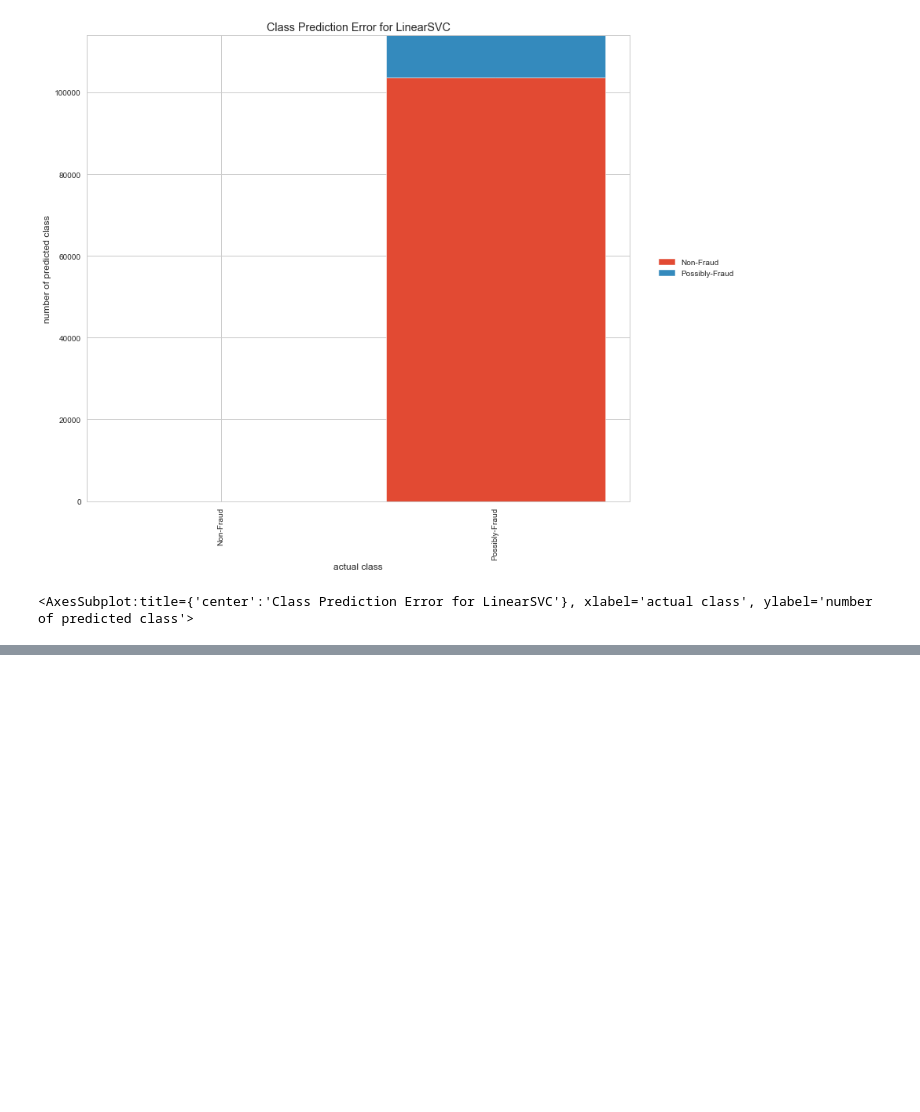
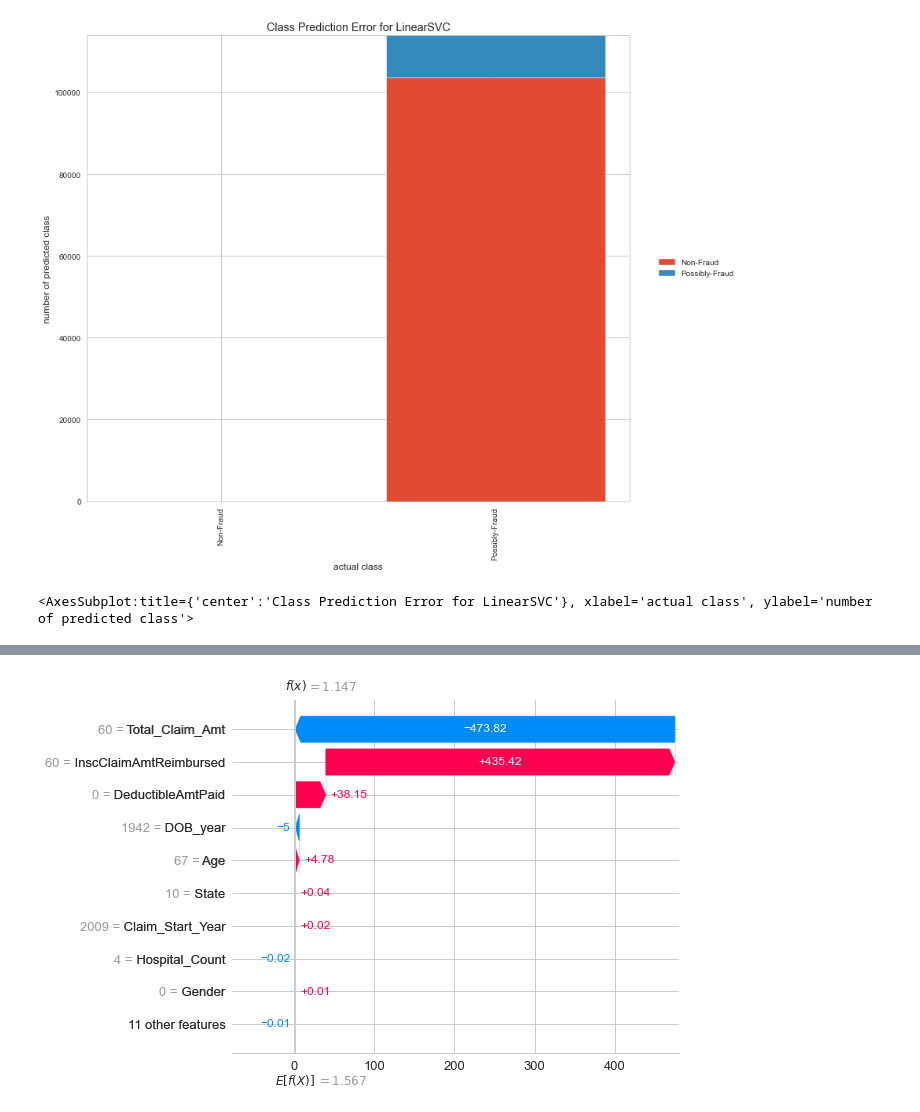
Before and after one commit to suhitasva/Capstone_Project, a Jupyter notebook: SVM_models.ipynb, the cells around one changed output, grey strips where cells are left out. Cells and saved outputs as stored; diff of their text form; code cells hidden in the pictures; blank space fills up the shorter version.

```diff
--- a/SVM_models.ipynb
+++ b/SVM_models.ipynb
@@ -455,0 +478,4 @@ viz.show()
+# %%
+shap.plots.waterfall(BSMshap_values[0])
+# %% [output]
+[figure, added]
```
Also changed, not shown: parts of 30 cells of this notebook.
